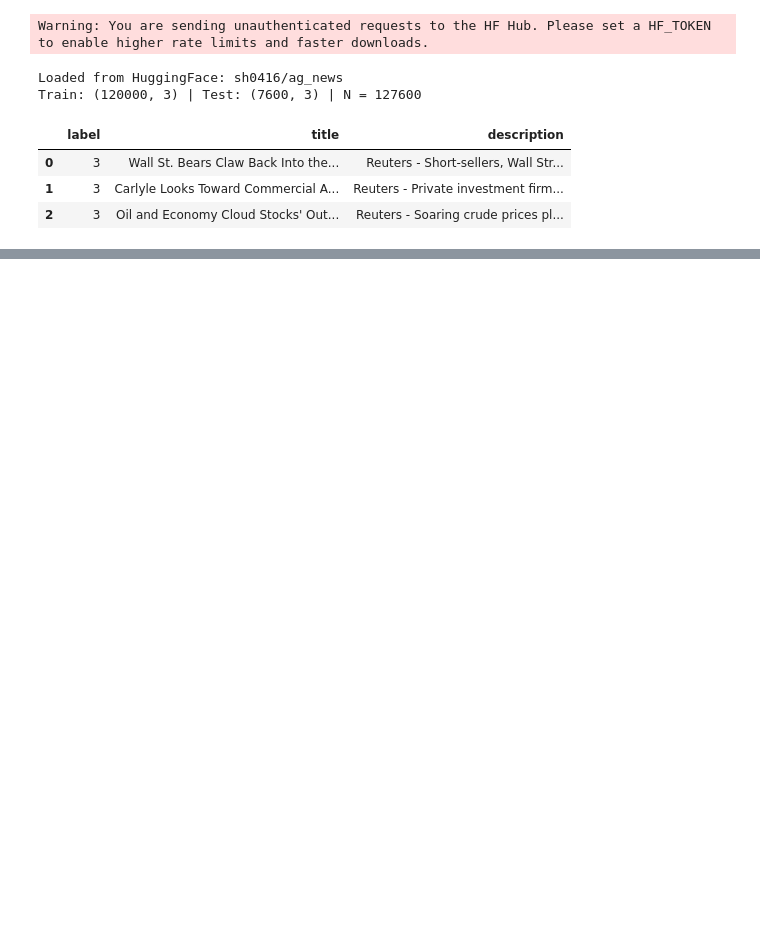
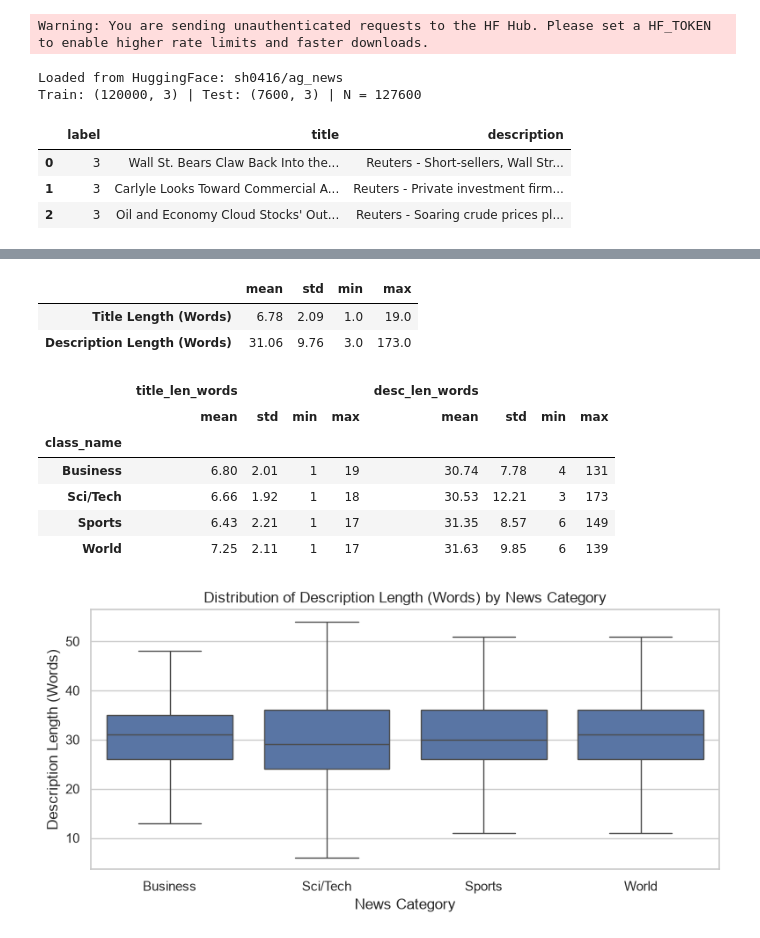
Before and after one commit to kawsarfarooq/AG-News-Text-Classification-with-Classical-ML, a Jupyter notebook: ag_news_classification.ipynb, the cells around one changed output, grey strips where cells are left out. Cells and saved outputs as stored; diff of their text form; code cells hidden in the pictures; blank space fills up the shorter version.

```diff
--- a/ag_news_classification.ipynb
+++ b/ag_news_classification.ipynb
@@ -700,0 +256,60 @@ steps, and the natural next step for higher accuracy would be a fine-tuned trans
+# %%
+# Overall document-length statistics
+length_columns = ["title_len_words", "desc_len_words"]
+
+overall_len_stats = (
+    train_df[length_columns]
+    .agg(["mean", "std", "min", "max"])
+    .T
+    .round(2)
+)
+
+overall_len_stats.index = [
+    "Title Length (Words)",
+    "Description Length (Words)"
+]
+
+display(overall_len_stats)
+
+
+# Document-length statistics by news category
+class_len_stats = (
+    train_df
+    .groupby("class_name")[length_columns]
+    .agg(["mean", "std", "min", "max"])
+    .round(2)
+)
+
+display(class_len_stats)
+
+
+# Distribution of description length by news category
+fig, ax = plt.subplots(figsize=(8, 4))
+
+sns.boxplot(
+    data=train_df,
+    x="class_name",
+    y="desc_len_words",
+    order=["Business", "Sci/Tech", "Sports", "World"],
+    showfliers=False,
+    ax=ax
+)
+
+ax.set_title("Distribution of Description Length (Words) by News Category")
+ax.set_xlabel("News Category")
+ax.set_ylabel("Description Length (Words)")
+
+plt.tight_layout()
+plt.show()
+# %% [output]
+|  | mean | std | min | max |
+| Title Length (Words) | 6.78 | 2.09 | 1.0 | 19.0 |
+| Description Length (Words) | 31.06 | 9.76 | 3.0 | 173.0 |
+|  | title_len_words |  |  |  | desc_len_words |  |  |  |
+|  | mean | std | min | max | mean | std | min | max |
+| class_name |  |  |  |  |  |  |  |  |
+| Business | 6.80 | 2.01 | 1 | 19 | 30.74 | 7.78 | 4 | 131 |
+| Sci/Tech | 6.66 | 1.92 | 1 | 18 | 30.53 | 12.21 | 3 | 173 |
+| Sports | 6.43 | 2.21 | 1 | 17 | 31.35 | 8.57 | 6 | 149 |
+| World | 7.25 | 2.11 | 1 | 17 | 31.63 | 9.85 | 6 | 139 |
+[figure, added]
```
Also changed, not shown: parts of 63 cells of this notebook.
